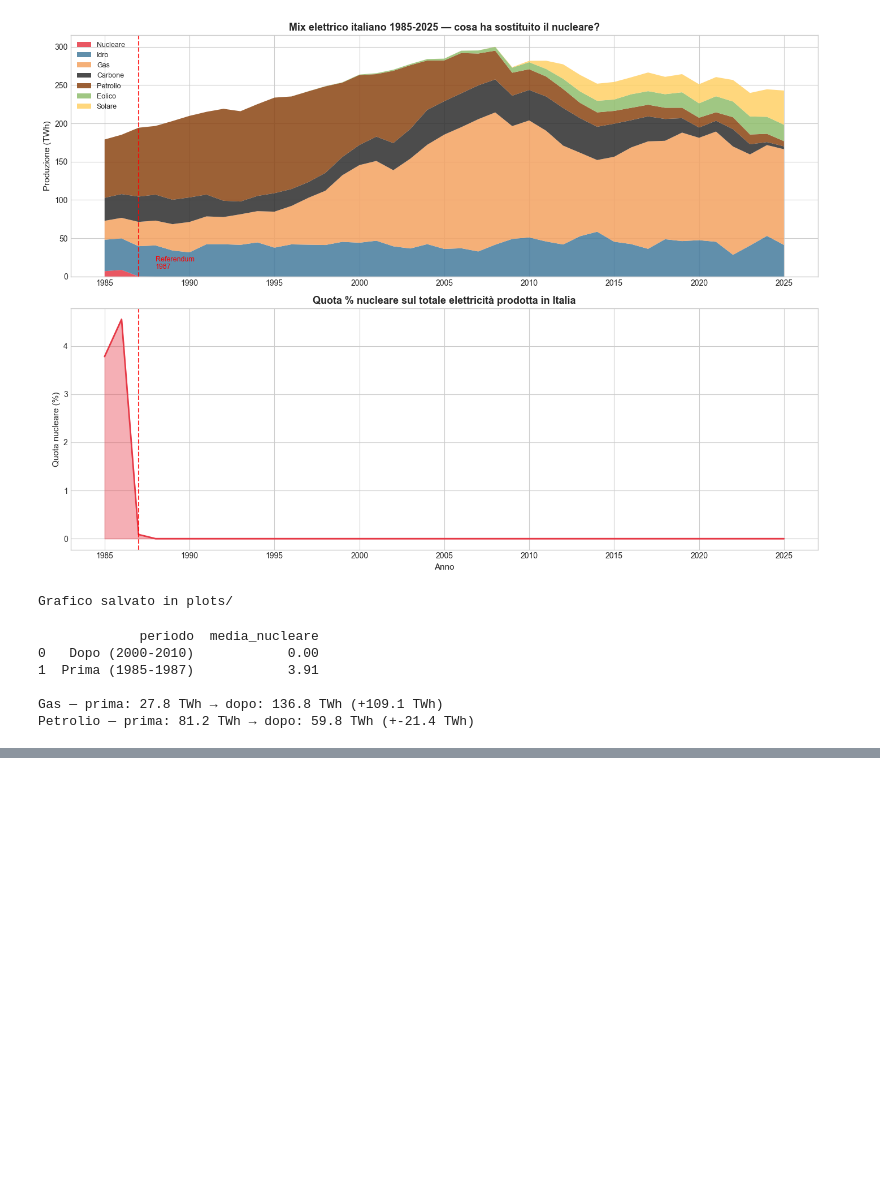
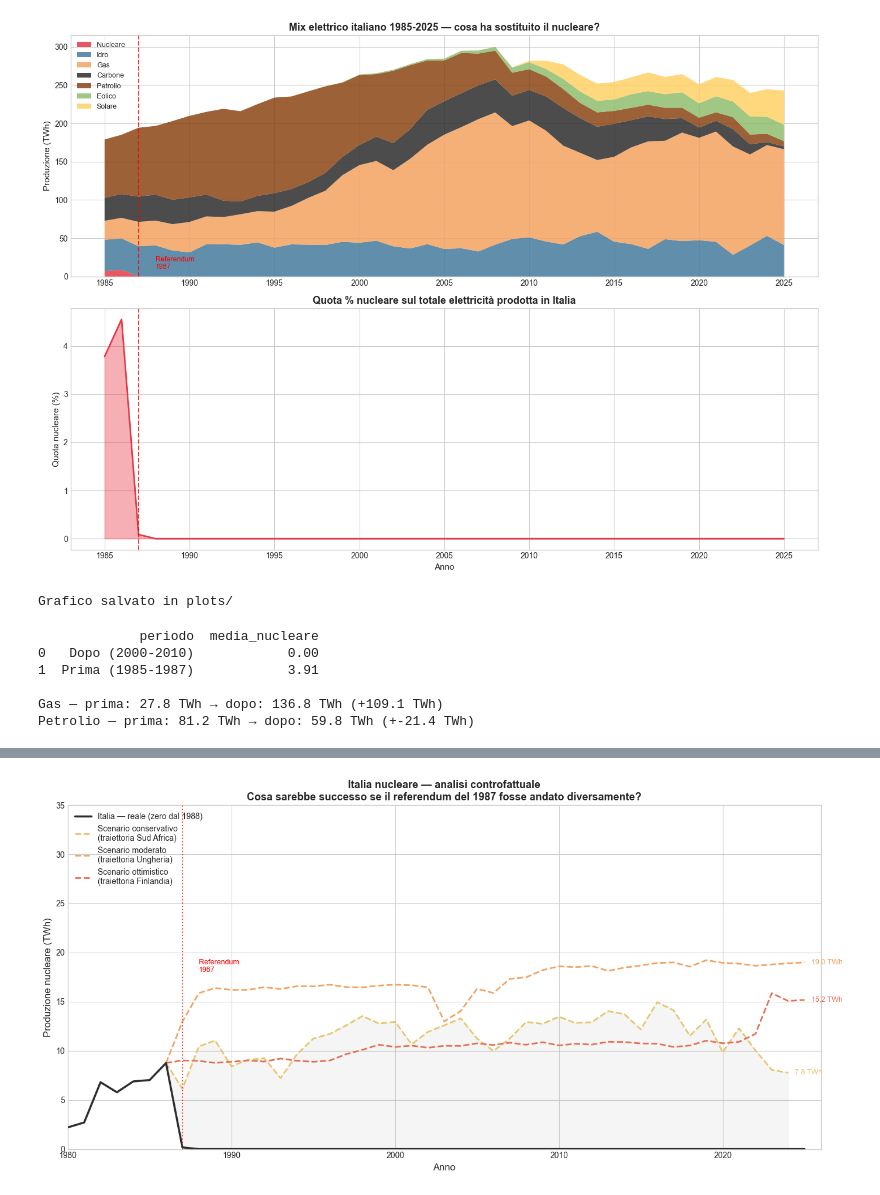
Before and after one commit to giuseppe-vigliotti/nuclear-data-analysis, a Jupyter notebook: notebooks/02_visualizzazioni.ipynb, the cells around one changed output, grey strips where cells are left out. Cells and saved outputs as stored; diff of their text form; code cells hidden in the pictures; blank space fills up the shorter version.

```diff
--- a/notebooks/02_visualizzazioni.ipynb
+++ b/notebooks/02_visualizzazioni.ipynb
@@ -275,0 +408,16 @@ Petrolio — prima: 81.2 TWh → dopo: 59.8 TWh (+-21.4 TWh)
+# %%
+query = """
+    SELECT country, year, nuclear_twh
+    FROM nuclear_generation
+    WHERE country IN ('Italy', 'South Africa', 'Hungary', 'Finland')
+    AND year >= 1980
+    ORDER BY country, year
+"""
+df_cf = pd.read_sql(query, conn)
+
+# Verifica dati
+for country in ['Italy', 'South Africa', 'Hungary', 'Finland']:
+    df_c = df_cf[df_cf['country'] == country]
+    print(f"{country}: {df_c['year'].min()}-{df_c['year'].max()} | "
+          f"1986: {df_c[df_c['year']==1986]['nuclear_twh'].values[0]:.2f} TWh | "
+          f"2023: {df_c[df_c['year']==2023]['nuclear_twh'].values[0]:.2f} TWh")
@@ -275,0 +429,70 @@ Petrolio — prima: 81.2 TWh → dopo: 59.8 TWh (+-21.4 TWh)
+# %%
+# Punto di partenza comune: Italia 1986
+italy_1986 = 8.76
+
+# Per ogni paese benchmark calcoliamo un fattore di scala
+# rispetto al loro valore 1986, poi lo applichiamo all'Italia
+benchmarks = {
+    'South Africa': {'color': '#E9C46A', 'label': 'Scenario conservativo\n(traiettoria Sud Africa)'},
+    'Hungary':      {'color': '#F4A261', 'label': 'Scenario moderato\n(traiettoria Ungheria)'},
+    'Finland':      {'color': '#E76F51', 'label': 'Scenario ottimistico\n(traiettoria Finlandia)'},
+}
+
+fig, ax = plt.subplots(figsize=(14, 7))
+
+# Linea reale Italia
+df_italy = df_cf[df_cf['country'] == 'Italy']
+ax.plot(df_italy['year'], df_italy['nuclear_twh'],
+        color='#2d2d2d', linewidth=2.5, linestyle='-',
+        label='Italia — reale (zero dal 1988)', zorder=5)
+
+# Scenari controfattuali
+for country, props in benchmarks.items():
+    df_b = df_cf[df_cf['country'] == country].copy()
+    b_1986 = df_b[df_b['year'] == 1986]['nuclear_twh'].values[0]
+
+    # Scala la traiettoria del benchmark partendo dal punto italiano
+    df_b['twh_scalato'] = df_b['nuclear_twh'] * (italy_1986 / b_1986)
+
+    # Solo dal 1986 in poi
+    df_b = df_b[df_b['year'] >= 1986]
+
+    ax.plot(df_b['year'], df_b['twh_scalato'],
+            color=props['color'], linewidth=2,
+            linestyle='--', label=props['label'])
+
+    # Etichetta valore finale
+    last = df_b.iloc[-1]
+    ax.annotate(f"{last['twh_scalato']:.1f} TWh",
+                xy=(last['year'], last['twh_scalato']),
+                xytext=(8, 0), textcoords='offset points',
+                fontsize=9, color=props['color'], va='center')
+
+# Linea verticale referendum
+ax.axvline(x=1987, color='red', linestyle=':', linewidth=1.5, alpha=0.8)
+ax.text(1988, 18, 'Referendum\n1987', color='red', fontsize=9)
+
+# Area tra scenario conservativo e reale
+df_sa = df_cf[df_cf['country'] == 'South Africa'].copy()
+df_sa = df_sa[df_sa['year'] >= 1986]
+b_1986_sa = 8.80
+df_sa['twh_scalato'] = df_sa['nuclear_twh'] * (italy_1986 / b_1986_sa)
+ax.fill_between(df_sa['year'],
+                df_italy[df_italy['year'] >= 1986]['nuclear_twh'].values[:len(df_sa)],
+                df_sa['twh_scalato'],
+                alpha=0.08, color='gray', label='_nolegend_')
+
+ax.set_xlabel('Anno', fontsize=12)
+ax.set_ylabel('Produzione nucleare (TWh)', fontsize=12)
+ax.set_title('Italia nucleare — analisi controfattuale\nCosa sarebbe successo se il referendum del 1987 fosse andato diversamente?',
+             fontsize=13, fontweight='bold')
+ax.legend(fontsize=10, loc='upper left')
+ax.set_xlim(1980, 2026)
+ax.set_ylim(0, 35)
+
+plt.tight_layout()
+plt.savefig('../plots/05_italia_controfattuale.png', dpi=150, bbox_inches='tight')
+plt.show()
+print("Grafico salvato in plots/")
+# %% [output]
+[figure, added]
```
Also changed, not shown: parts of 9 cells of this notebook, 2 other files.
